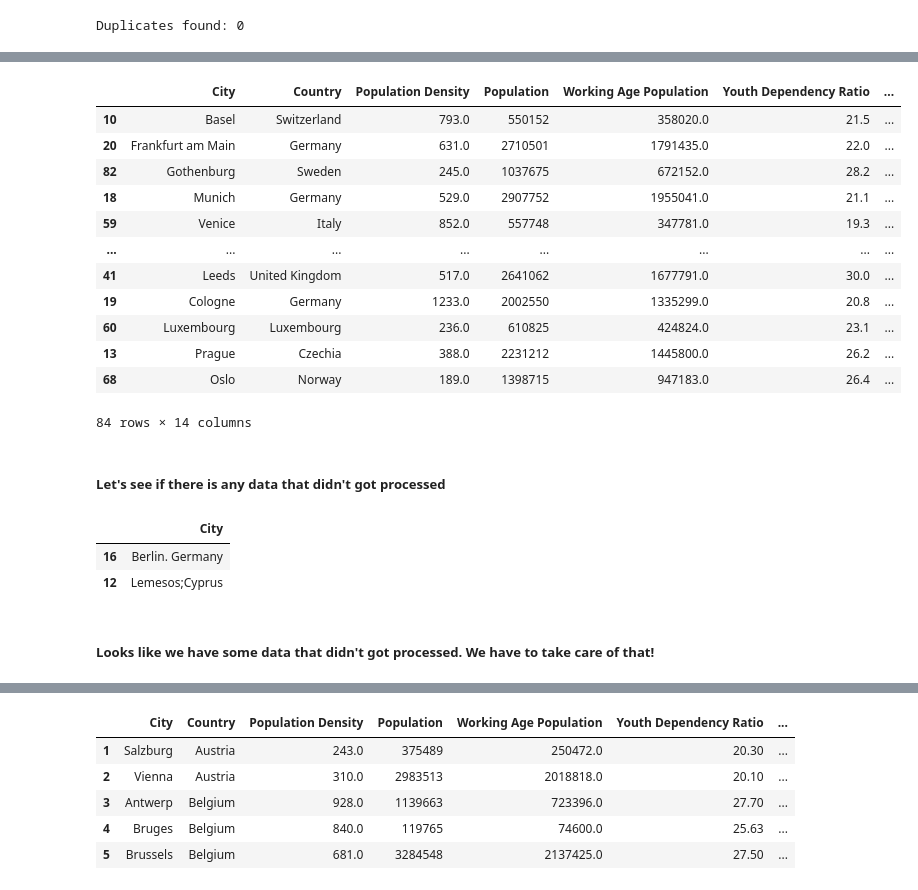
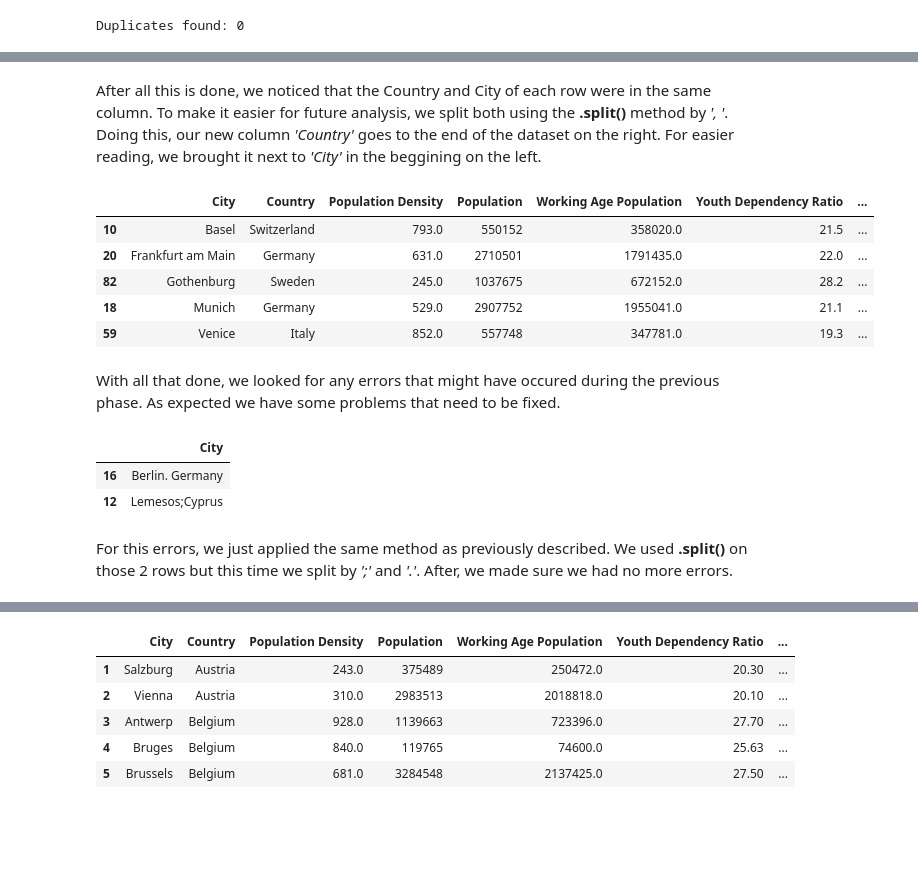
Before and after one commit to UniProjects171/Programming-for-Data-Science, a Jupyter notebook: Project_PDS.ipynb, the cells around one changed output, grey strips where cells are left out. Drawn from its saved outputs; the diff is of its cells as text; code cells hidden in the pictures; blank space fills up the shorter version.

```diff
--- a/Project_PDS.ipynb
+++ b/Project_PDS.ipynb
@@ -173,28 +148,23 @@ data
+# %% [markdown]
+After all this is done, we noticed that the Country and City of each row were in the same column. To make it easier for future analysis, we split both using the **.split()** method by *', '*. Doing this, our new column *'Country'* goes to the end of the dataset on the right. For easier reading, we brought it next to *'City'* in the beggining on the left.
 # %%
 data[['City','Country']]=data['City'].str.split(', ', n=1, expand=True)
 # %%
 #putting the column 'Country' after 'City'
 cols=data.columns.tolist()
 cols.remove('Country')
 cols.insert(cols.index('City')+1, 'Country')
 data=data[cols]
-data
+data.head()
 # %% [output]
 |  | City | Country | Population Density | Population | Working Age Population | Youth Dependency Ratio | ... |
 | 10 | Basel | Switzerland | 793.0 | 550152 | 358020.0 | 21.5 | ... |
 | 20 | Frankfurt am Main | Germany | 631.0 | 2710501 | 1791435.0 | 22.0 | ... |
 | 82 | Gothenburg | Sweden | 245.0 | 1037675 | 672152.0 | 28.2 | ... |
 | 18 | Munich | Germany | 529.0 | 2907752 | 1955041.0 | 21.1 | ... |
 | 59 | Venice | Italy | 852.0 | 557748 | 347781.0 | 19.3 | ... |
-| ... | ... | ... | ... | ... | ... | ... | ... |
-| 41 | Leeds | United Kingdom | 517.0 | 2641062 | 1677791.0 | 30.0 | ... |
-| 19 | Cologne | Germany | 1233.0 | 2002550 | 1335299.0 | 20.8 | ... |
-| 60 | Luxembourg | Luxembourg | 236.0 | 610825 | 424824.0 | 23.1 | ... |
-| 13 | Prague | Czechia | 388.0 | 2231212 | 1445800.0 | 26.2 | ... |
-| 68 | Oslo | Norway | 189.0 | 1398715 | 947183.0 | 26.4 | ... |
-84 rows × 14 columns
 # %% [markdown]
-##### Let's see if there is any data that didn't got processed
+With all that done, we looked for any errors that might have occured during the previous phase. As expected we have some problems that need to be fixed.
 # %%
 problem_rows = data[data['Country'].isna()][['City']]
 problem_rows
@@ -203,7 +173,7 @@ problem_rows
 | 16 | Berlin. Germany |
 | 12 | Lemesos;Cyprus |
 # %% [markdown]
-##### Looks like we have some data that didn't got processed. We have to take care of that!
+For this errors, we just applied the same method as previously described. We used **.split()** on those 2 rows but this time we split by *';'* and *'.'*. After, we made sure we had no more errors.
 # %%
 data[['City','Country2']]=data['City'].str.split(';', n=1, expand=True)
 data[['City','Country3']]=data['City'].str.split('.', n=1, expand=True)
```
Also changed, not shown: parts of 81 cells of this notebook, 2 other files.
